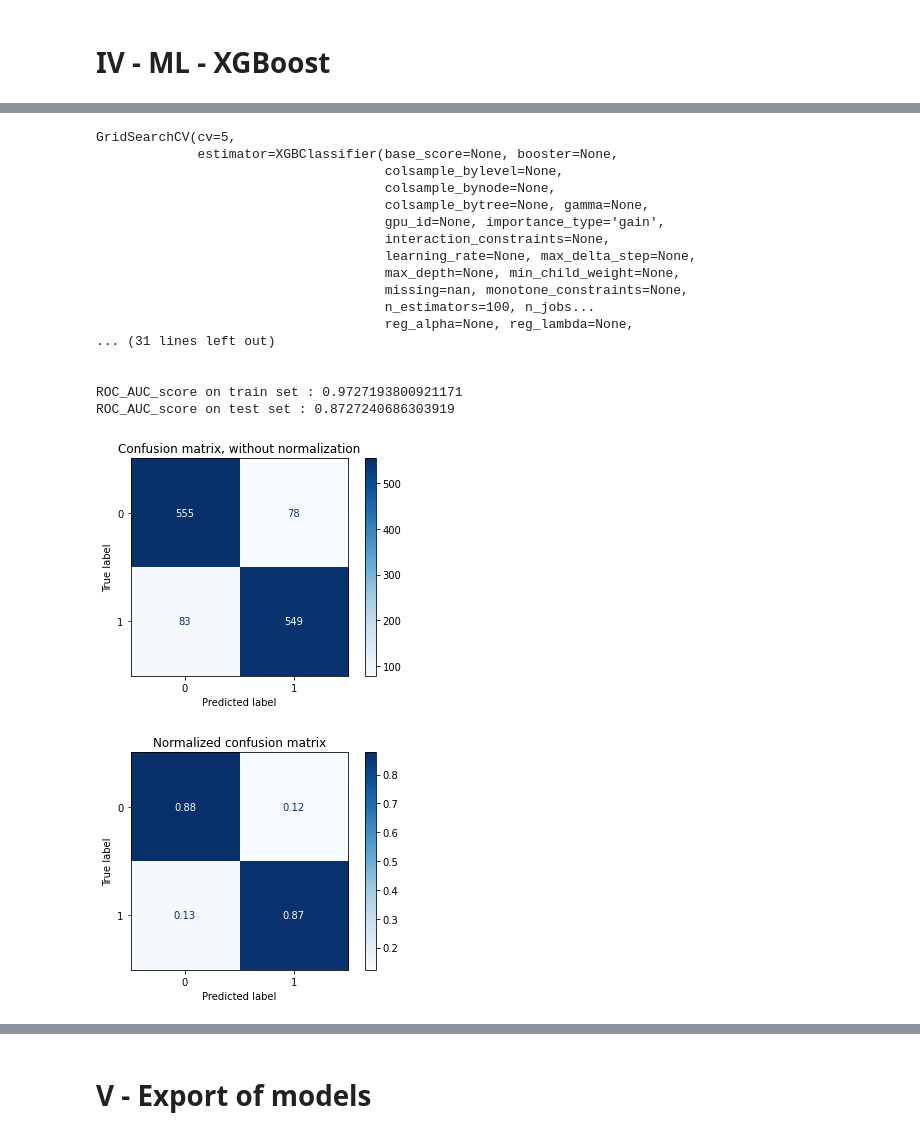
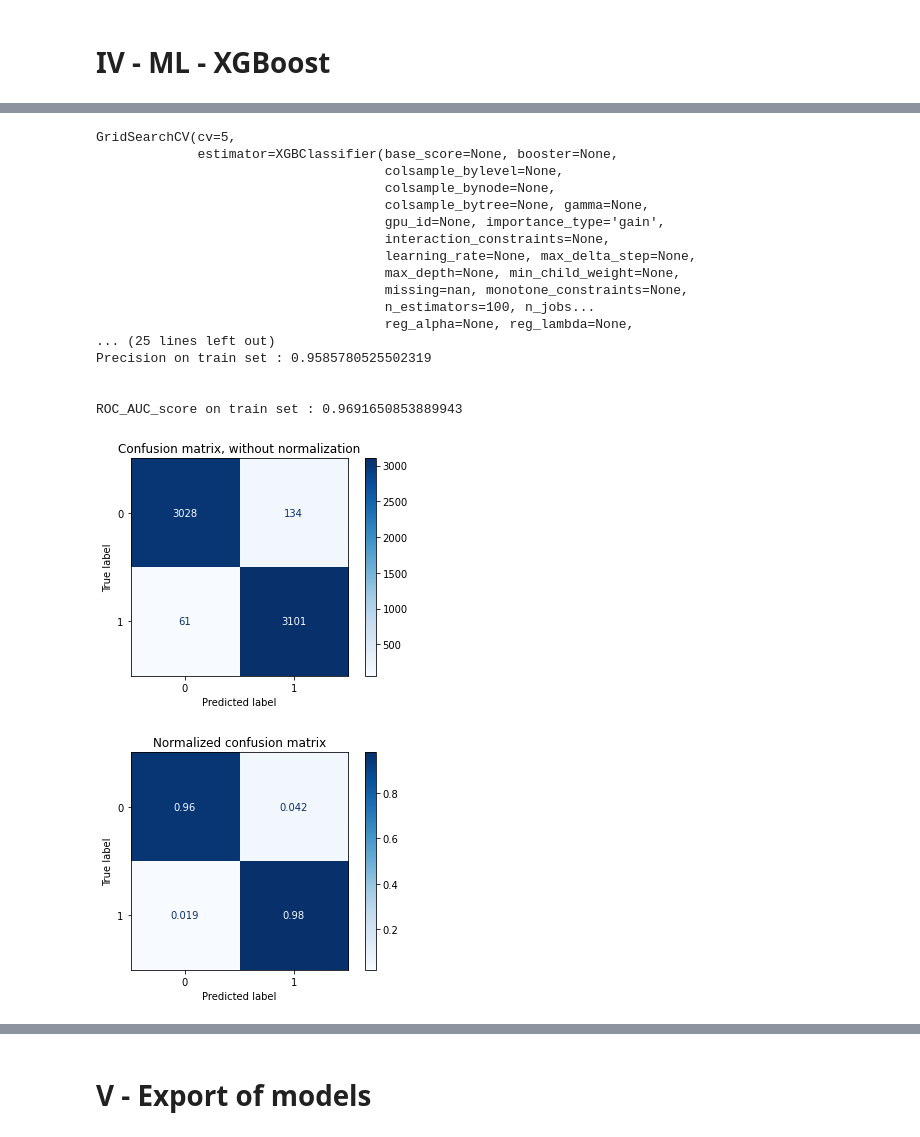
Before and after one commit to Aura-healthcare/ecg_qc, a Jupyter notebook: ecg_qc-methodology/4_machine_learning/ml_pipeline.ipynb, the cells around one changed output, grey strips where cells are left out. Cells and saved outputs as stored; diff of their text form; code cells hidden in the pictures.

Commit message:
removing train/test split: use of CV and validation dataset is enough

```diff
--- a/ecg_qc-methodology/4_machine_learning/ml_pipeline.ipynb
+++ b/ecg_qc-methodology/4_machine_learning/ml_pipeline.ipynb
@@ -249,11 +231,11 @@ params = {'class_weight' : [None, 'balanced'],
          'criterion' : ['gini', 'entropy']
          }
 
-RanClassRocAuc =  GridSearchCV(estimator=algo, param_grid= params, scoring='roc_auc', cv = 5,verbose=5,n_jobs=-1)
+RanClassF1 =  GridSearchCV(estimator=algo, param_grid= params, scoring='f1', cv = 5,verbose=5,n_jobs=-1)
 
 # grid_search_RFC_list = [RanClassRecall, RanClassAcc, RanClassPrecision, RanClassF1, RanClassRocAuc]
 
-grid_search_RFC_list = [RanClassRocAuc]
+grid_search_RFC_list = [RanClassF1]
 
 # Fitting on train datas
 
@@ -275,7 +259,7 @@ Fitting 5 folds for each of 5184 candidates, totalling 25920 fits
 # %%
 for grid_search in grid_search_RFC_list:
     print(grid_search)
-    make_performance_report(grid_search , X_train, X_test, y_train, y_test)
+    make_performance_report(grid_search , X_train, y_train)
 # %% [output]
 GridSearchCV(cv=5, estimator=RandomForestClassifier(), n_jobs=-1,
              param_grid={'class_weight': [None, 'balanced'],
@@ -300,7 +284,7 @@ ROC_AUC_score on test set : 0.871154288399624
 # Performance report on validation Dataset
 for grid_search in grid_search_RFC_list:
     print(grid_search)
-    make_performance_report(grid_search_log , X_val, X_val, y_val, y_val)
+    make_performance_report(grid_search_log , X_val, y_val)
 # %% [output]
 GridSearchCV(cv=5, estimator=RandomForestClassifier(), n_jobs=-1,
              param_grid={'class_weight': [None, 'balanced'],
@@ -337,11 +321,11 @@ params = {'min_samples_leaf' : np.arange(6,12,1),
 params = {'class_weight': [None], 'criterion': ['entropy'], 'max_depth': [11], 'max_features': [6], 'min_samples_leaf': [8], 'n_estimators': [11],
 'learning_rate': [0.20, 0.25, 0.30, 0.35, 0.40 ], 'gamma':[ 0.0, 0.1, 0.2]}
 
-XGBClassRocAuc =  GridSearchCV(estimator=algo, param_grid= params, scoring='roc_auc', cv = 5,verbose=5,n_jobs=-1)
+XGBClassF1 =  GridSearchCV(estimator=algo, param_grid= params, scoring='f1', cv = 5,verbose=5,n_jobs=-1)
 
 # grid_search_list = [RanClassRecall, RanClassAcc, RanClassPrecision, RanClassF1, RanClassRocAuc]
 
-grid_search_XGB_list = [XGBClassRocAuc]
+grid_search_XGB_list = [XGBClassF1]
 
 # Fitting on train datas
 
@@ -365,27 +349,27 @@ Parameters: { criterion, max_features, min_samples_leaf } might not be used.
 # %%
 for grid_search in grid_search_XGB_list:
     print(grid_search)
-    make_performance_report(grid_search , X_train, X_test, y_train, y_test)
+    make_performance_report(grid_search , X_train, y_train)
 # %% [output]
 GridSearchCV(cv=5,
              estimator=XGBClassifier(base_score=None, booster=None,
                                      colsample_bylevel=None,
                                      colsample_bynode=None,
                                      colsample_bytree=None, gamma=None,
                                      gpu_id=None, importance_type='gain',
                                      interaction_constraints=None,
                                      learning_rate=None, max_delta_step=None,
                                      max_depth=None, min_child_weight=None,
                                      missing=nan, monotone_constraints=None,
                                      n_estimators=100, n_jobs...
                                      reg_alpha=None, reg_lambda=None,
-... (31 lines left out)
+... (25 lines left out)
+Precision on train set : 0.9585780525502319
 
 
-ROC_AUC_score on train set : 0.9727193800921171
-ROC_AUC_score on test set : 0.8727240686303919
+ROC_AUC_score on train set : 0.9691650853889943
-[figure, old version]
+[figure, new version]
-[figure, old version]
+[figure, new version]
 # %%
 for grid_search in grid_search_XGB_list:
     print(grid_search)
```
Also changed, not shown: parts of 9 cells of this notebook, 3 other files.
